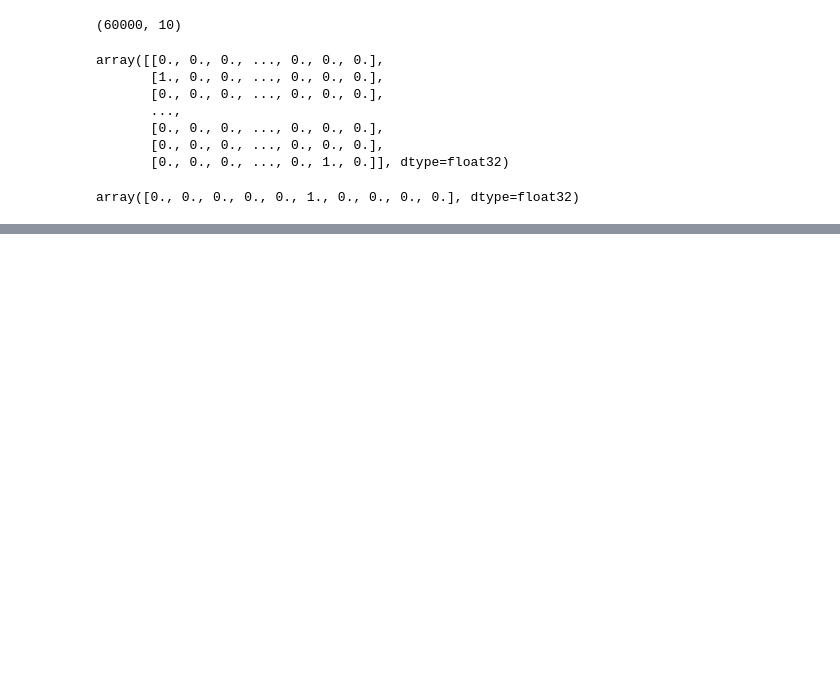
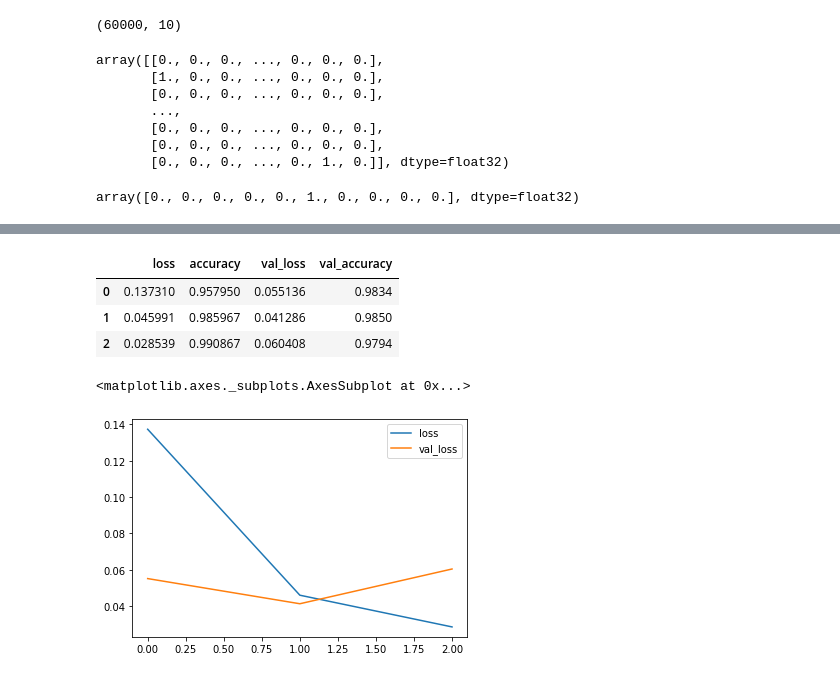
Before and after one commit to JaimePazLopes/Tensorflow-2-and-Keras, a Jupyter notebook: CNN/MNIST.ipynb, the cells around one changed output, grey strips where cells are left out. Saved outputs shown, nothing was run; the diff lists cells and outputs as text; code cells hidden in the pictures; blank space fills up the shorter version.

```diff
--- a/CNN/MNIST.ipynb
+++ b/CNN/MNIST.ipynb
@@ -67,0 +72,16 @@ x_test = x_test.reshape(10000, 28, 28, 1)
+# %%
+model = Sequential()
+
+# input shape, size of images
+model.add(Conv2D(filters=32, kernel_size=(4,4), strides=(1,1), padding="valid", input_shape=(28,28,1), activation="relu"))
+model.add(MaxPool2D(pool_size=(2,2)))
+
+#flatten the image somewhere on the model
+model.add(Flatten())
+
+model.add(Dense(128, activation="relu"))
+
+#output - multiclass, softmax. 10 classes
+model.add(Dense(10, activation="softmax"))
+
+model.compile(loss="categorical_crossentropy", optimizer="adam", metrics=["accuracy"])
@@ -67,0 +90,4 @@ x_test = x_test.reshape(10000, 28, 28, 1)
+# %%
+early_stop = EarlyStopping(monitor="val_loss", patience=1)
+# %%
+model.fit(x_train, y_cat_train, epochs=10, validation_data=(x_test, y_cat_test), callbacks=[early_stop])
@@ -67,0 +102,13 @@ x_test = x_test.reshape(10000, 28, 28, 1)
+# %%
+metrics = pd.DataFrame(model.history.history)
+metrics
+# %% [output]
+|  | loss | accuracy | val_loss | val_accuracy |
+| 0 | 0.137310 | 0.957950 | 0.055136 | 0.9834 |
+| 1 | 0.045991 | 0.985967 | 0.041286 | 0.9850 |
+| 2 | 0.028539 | 0.990867 | 0.060408 | 0.9794 |
+# %%
+metrics[["loss", "val_loss"]].plot()
+# %% [output]
+<matplotlib.axes._subplots.AxesSubplot at 0x...>
+[figure, added]
```
Also changed, not shown: parts of 18 cells of this notebook.
